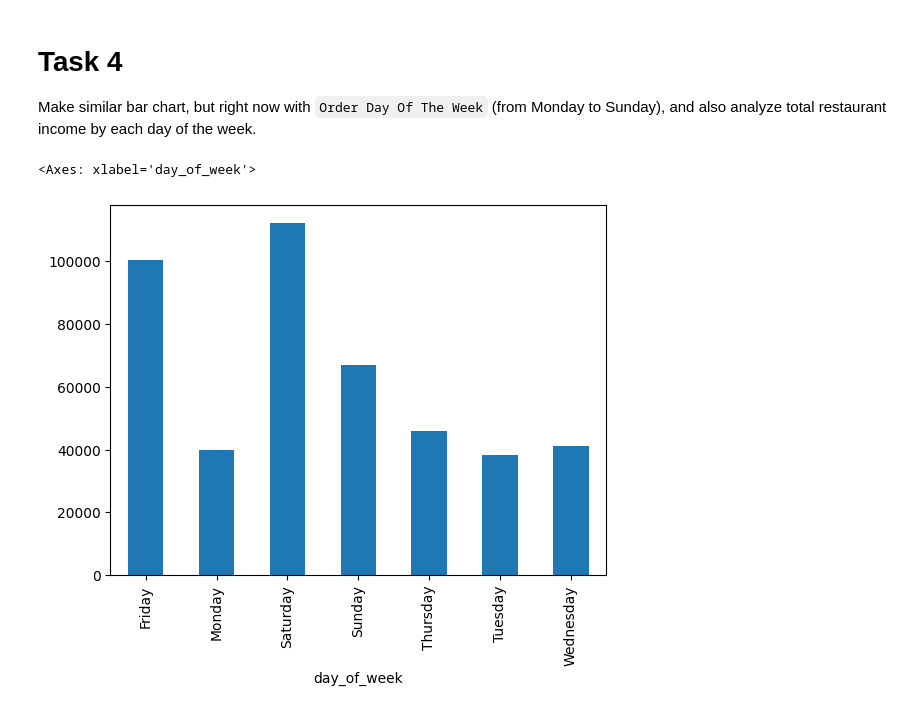
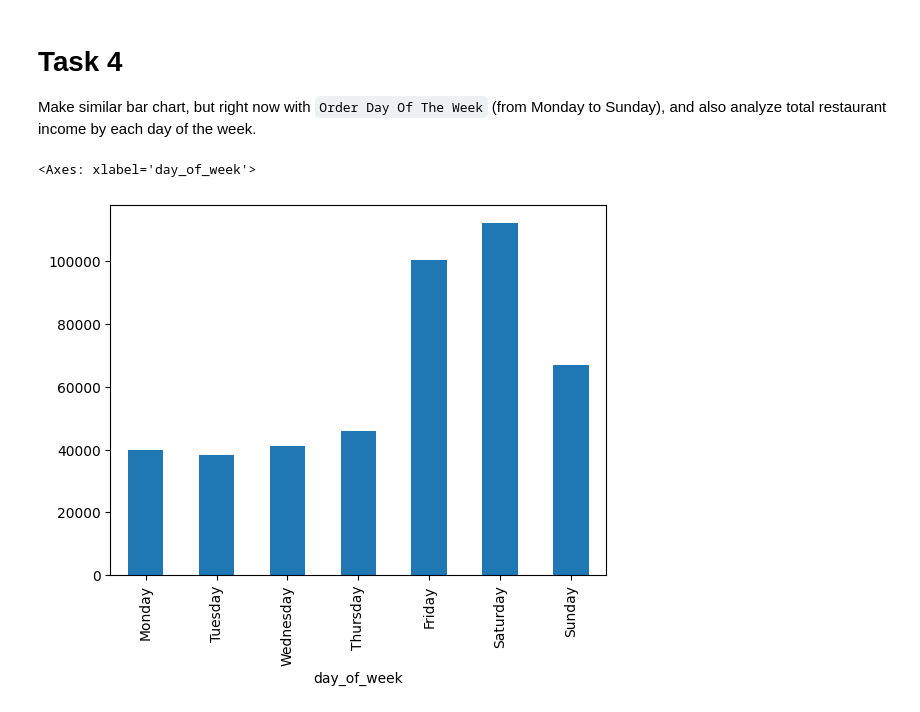
Before and after one commit to Ngayka/py-restaurant-data-analysis, a Jupyter notebook: app/main.ipynb, the cells around one changed output. Saved outputs shown, nothing was run; the diff lists cells and outputs as text; code cells hidden in the pictures.

```diff
--- a/app/main.ipynb
+++ b/app/main.ipynb
@@ -7,13 +7,16 @@ Data extraction: get the data from 3 tables & combine it into single `.csv` file
 After that read this file using pandas to create Dataframe.
 So it will be all joined data in 1 dataframe. Quick check - should be 74818 rows in it.
 # %%
+from pathlib import Path
 import sqlite3
-import os
 
-conn = sqlite3.connect(r"C:\Users\semde\PycharmProjects\py-restaurant-data-analysis\db.sqlite3")
+
+database_dir = Path("..") / "db.sqlite3"
+conn = sqlite3.connect(database_dir)
 
 query = """
     SELECT
+        o.id AS order_id,
         oi.quantity,
         o.datetime AS order_datetime,
         p.price AS product_price,
@@ -29,6 +32,5 @@ df = pd.read_sql_query(query, conn)
 df.to_csv("restaurant_data.csv", index=False)
 print(len(df))
 conn.close()
-print(os.path.abspath("restaurant_data.csv"))
 # %% [output]
 74818
@@ -78,9 +79,20 @@ income_by_hour.plot.bar()
 # Task 4
 Make similar bar chart, but right now with `Order Day Of The Week` (from Monday to Sunday), and also analyze total restaurant income by each day of the week.
 # %%
+days_order = [
+    "Monday",
+    "Tuesday",
+    "Wednesday",
+    "Thursday",
+    "Friday",
+    "Saturday",
+    "Sunday"
+]
+
+
 df["day_of_week"] = df["order_datetime"].dt.day_name()
-income_by_days = df.groupby("day_of_week")["item_price"].sum()
+income_by_days = df.groupby("day_of_week")["item_price"].sum().reindex(days_order)
 income_by_days.plot.bar()
 # %% [output]
 <Axes: xlabel='day_of_week'>
-[figure, old version]
+[figure, new version]
```
Also changed, not shown: parts of 1 cell of this notebook, 1 other file.
